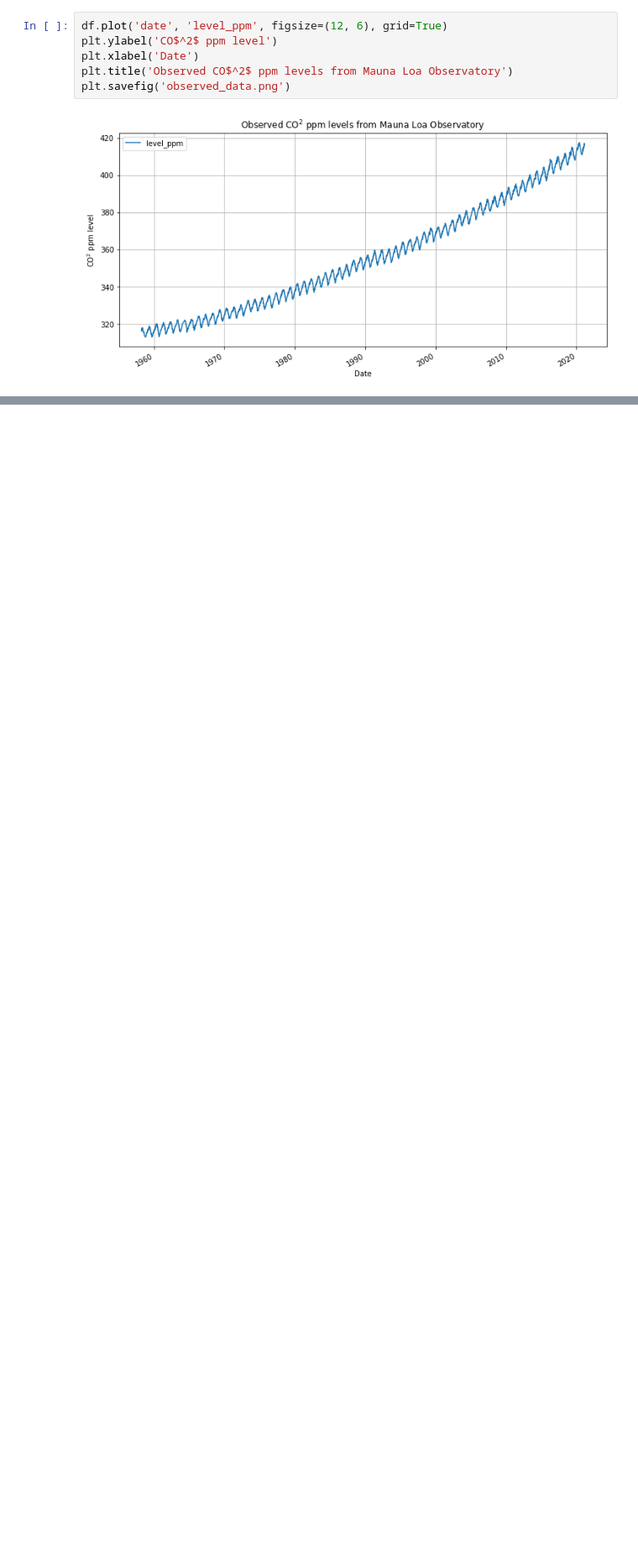
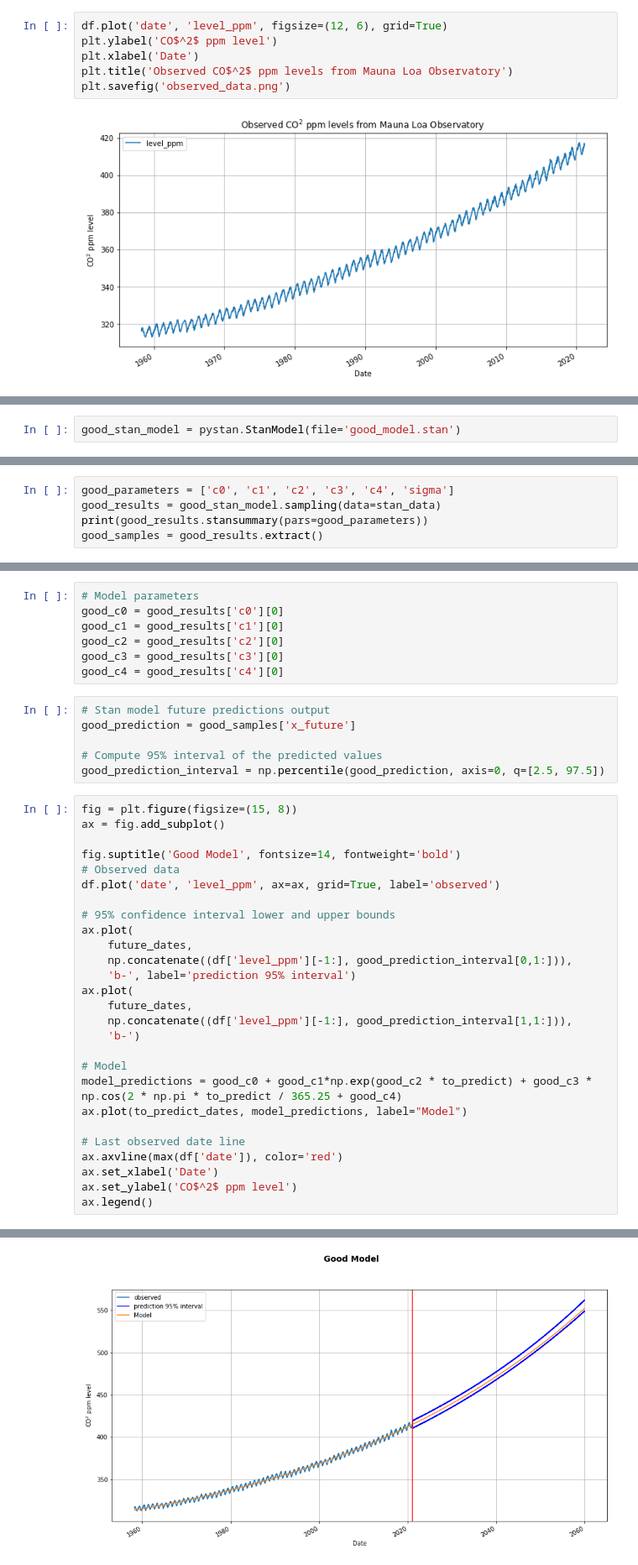
Before and after one commit to Inventrohyder/cs146, a Jupyter notebook: Assignments/final-project/notebook.ipynb, the cells around one changed output, grey strips where cells are left out. Shown at 84% size. Drawn from its saved outputs; the diff is of its cells as text; blank space fills up the shorter version.

```diff
--- a/Assignments/final-project/notebook.ipynb
+++ b/Assignments/final-project/notebook.ipynb
@@ -142,0 +140,2 @@ plt.show()
+# %%
+good_stan_model = pystan.StanModel(file='good_model.stan')
@@ -142,0 +144,5 @@ plt.show()
+# %%
+good_parameters = ['c0', 'c1', 'c2', 'c3', 'c4', 'sigma']
+good_results = good_stan_model.sampling(data=stan_data)
+print(good_results.stansummary(pars=good_parameters))
+good_samples = good_results.extract()
@@ -142,0 +172,41 @@ plt.show()
+# %%
+# Model parameters
+good_c0 = good_results['c0'][0]
+good_c1 = good_results['c1'][0]
+good_c2 = good_results['c2'][0]
+good_c3 = good_results['c3'][0]
+good_c4 = good_results['c4'][0]
+# %%
+# Stan model future predictions output
+good_prediction = good_samples['x_future']
+
+# Compute 95% interval of the predicted values
+good_prediction_interval = np.percentile(good_prediction, axis=0, q=[2.5, 97.5])
+# %%
+fig = plt.figure(figsize=(15, 8))
+ax = fig.add_subplot()
+
+fig.suptitle('Good Model', fontsize=14, fontweight='bold')
+# Observed data
+df.plot('date', 'level_ppm', ax=ax, grid=True, label='observed')
+
+# 95% confidence interval lower and upper bounds
+ax.plot(
+    future_dates,
+    np.concatenate((df['level_ppm'][-1:], good_prediction_interval[0,1:])),
+    'b-', label='prediction 95% interval')
+ax.plot(
+    future_dates,
+    np.concatenate((df['level_ppm'][-1:], good_prediction_interval[1,1:])),
+    'b-')
+
+# Model
+model_predictions = good_c0 + good_c1*np.exp(good_c2 * to_predict) + good_c3 * np.cos(2 * np.pi * to_predict / 365.25 + good_c4)
+ax.plot(to_predict_dates, model_predictions, label="Model")
+
+# Last observed date line
+ax.axvline(max(df['date']), color='red')
+ax.set_xlabel('Date')
+ax.set_ylabel('CO$^2$ ppm level')
+ax.legend()
+# %% [output]
@@ -142,0 +214 @@ plt.show()
+[figure, added]
```
Also changed, not shown: parts of 11 cells of this notebook, 2 other files.
